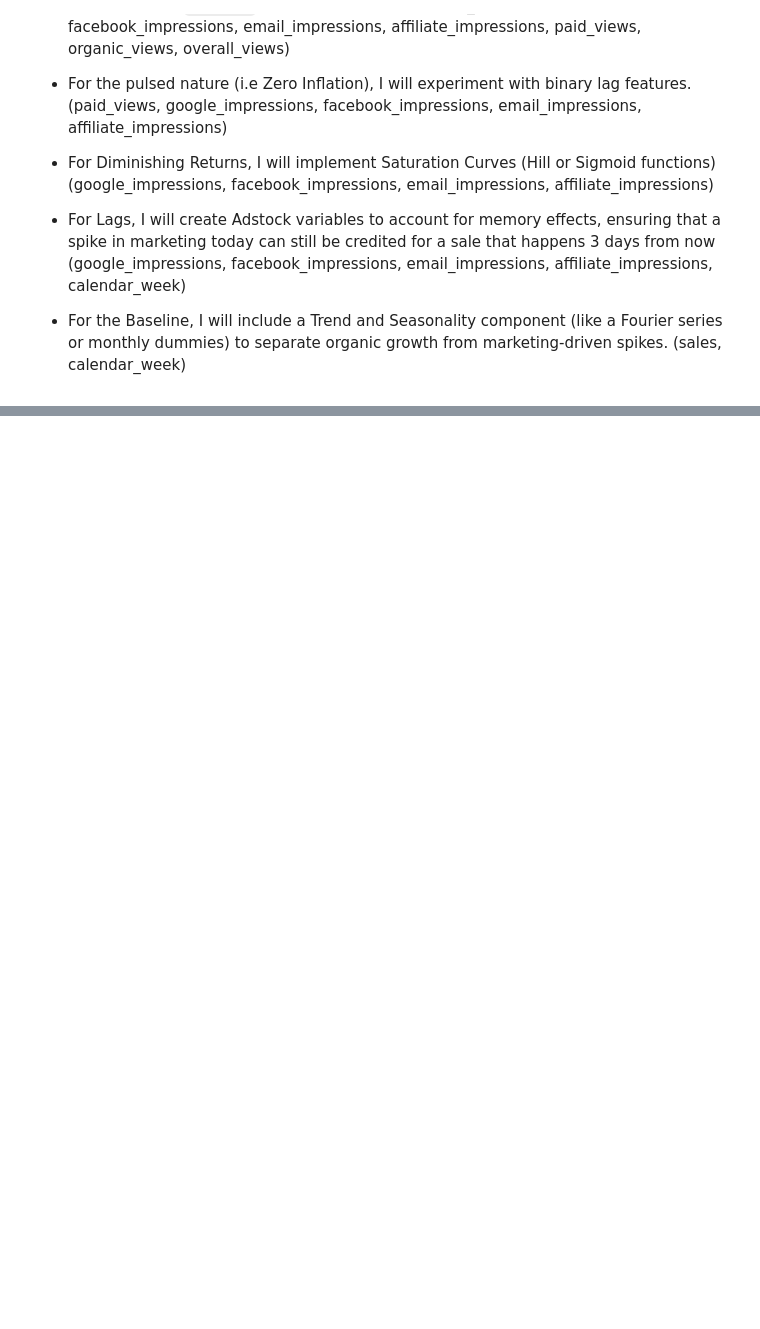
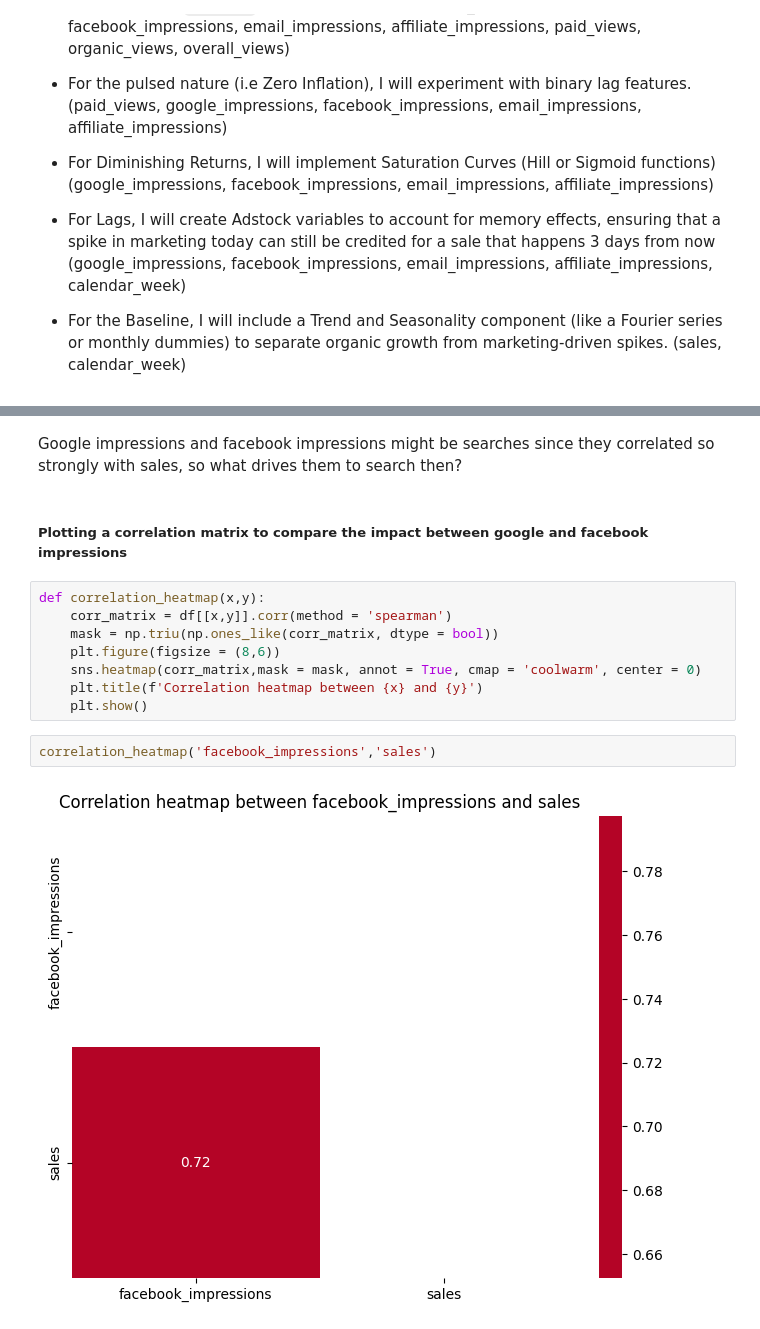
Before and after one commit to N-anle/Marketing-Mix-Modelling, a Jupyter notebook: notebooks/notebook.ipynb, the cells around one changed output, grey strips where cells are left out. Cells and saved outputs as stored; diff of their text form; blank space fills up the shorter version.

```diff
--- a/notebooks/notebook.ipynb
+++ b/notebooks/notebook.ipynb
@@ -228,0 +281,16 @@ This indicates that activity is pulsed rather than always on, with strategic mar
+# %% [markdown]
+Google impressions and facebook impressions might be searches since they correlated so strongly with sales, so what drives them to search then?
+# %% [markdown]
+##### Plotting a correlation matrix to compare the impact between google and facebook impressions
+# %%
+def correlation_heatmap(x,y):
+    corr_matrix = df[[x,y]].corr(method = 'spearman')
+    mask = np.triu(np.ones_like(corr_matrix, dtype = bool))
+    plt.figure(figsize = (8,6))
+    sns.heatmap(corr_matrix,mask = mask, annot = True, cmap = 'coolwarm', center = 0)
+    plt.title(f'Correlation heatmap between {x} and {y}')
+    plt.show()
+# %%
+correlation_heatmap('facebook_impressions','sales')
+# %% [output]
+[figure, added]
```
Also changed, not shown: parts of 9 cells of this notebook.
